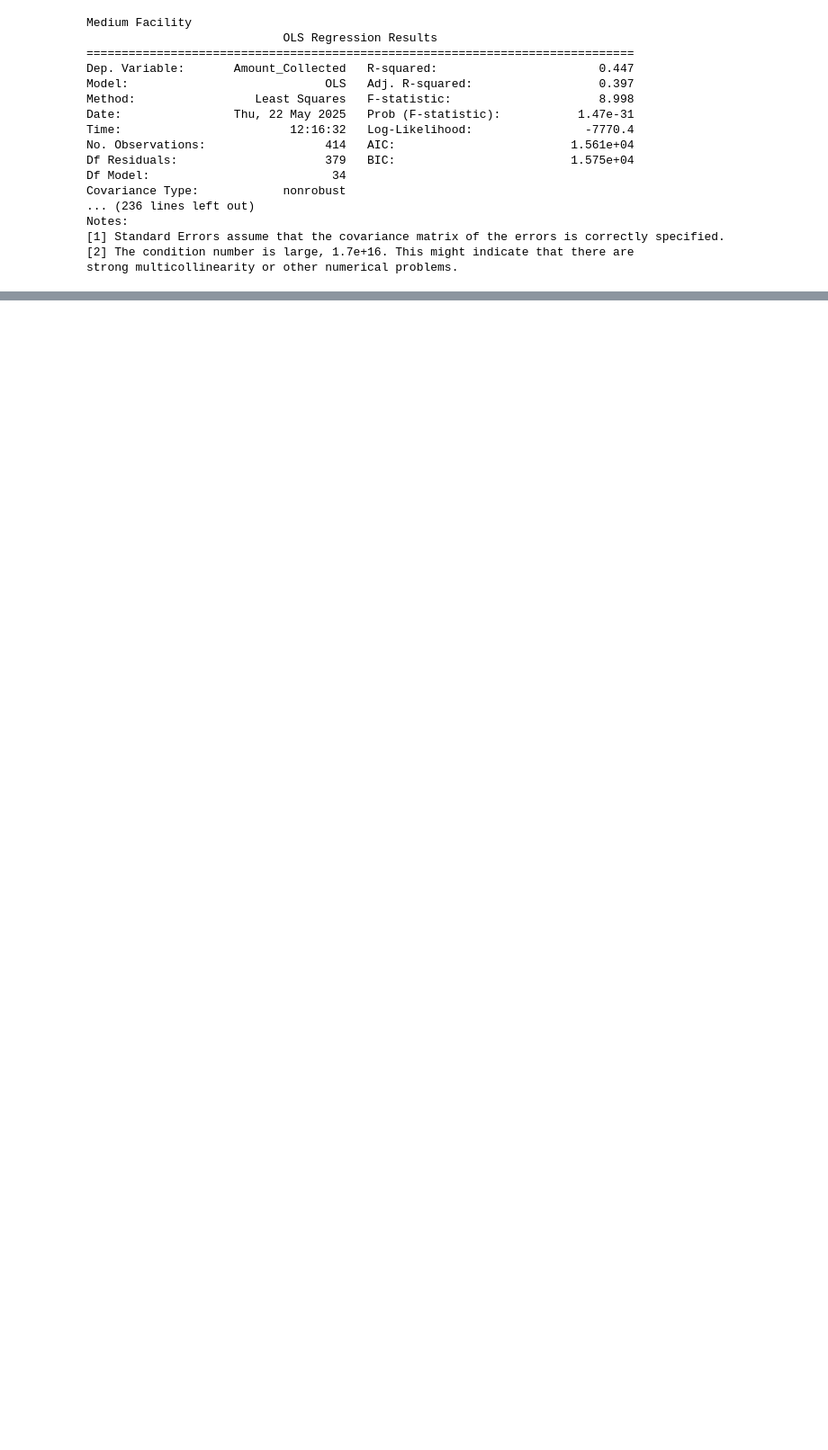
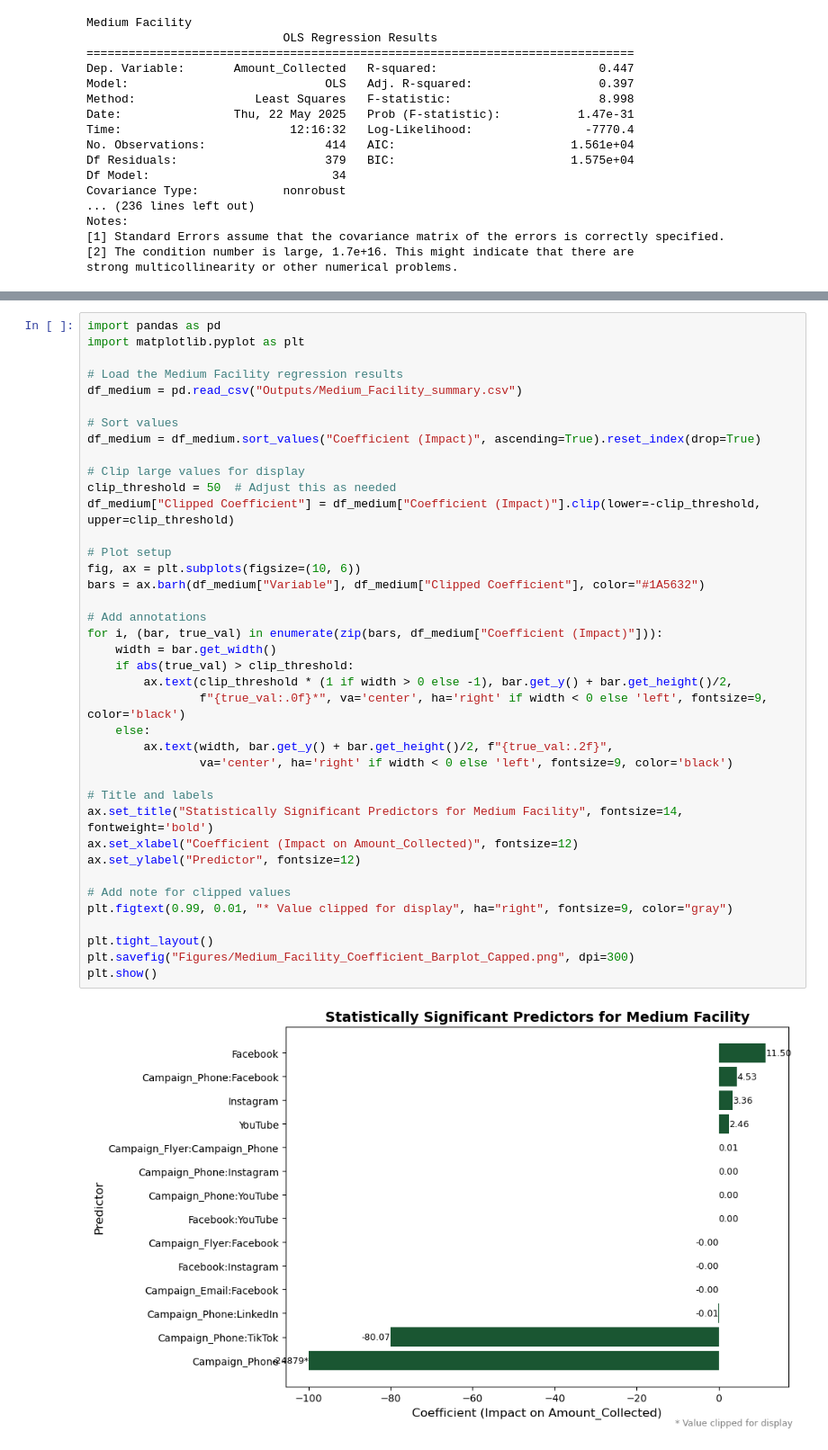
Before and after one commit to Asif-Rasool/MMM, a Jupyter notebook: main.ipynb, the cells around one changed output, grey strips where cells are left out. Shown at 90% size. Saved outputs shown, nothing was run; the diff lists cells and outputs as text; blank space fills up the shorter version.

```diff
--- a/main.ipynb
+++ b/main.ipynb
@@ -384,0 +607,41 @@ strong multicollinearity or other numerical problems.
+# %%
+import pandas as pd
+import matplotlib.pyplot as plt
+
+# Load the Medium Facility regression results
+df_medium = pd.read_csv("Outputs/Medium_Facility_summary.csv")
+
+# Sort values
+df_medium = df_medium.sort_values("Coefficient (Impact)", ascending=True).reset_index(drop=True)
+
+# Clip large values for display
+clip_threshold = 50  # Adjust this as needed
+df_medium["Clipped Coefficient"] = df_medium["Coefficient (Impact)"].clip(lower=-clip_threshold, upper=clip_threshold)
+
+# Plot setup
+fig, ax = plt.subplots(figsize=(10, 6))
+bars = ax.barh(df_medium["Variable"], df_medium["Clipped Coefficient"], color="#1A5632")
+
+# Add annotations
+for i, (bar, true_val) in enumerate(zip(bars, df_medium["Coefficient (Impact)"])):
+    width = bar.get_width()
+    if abs(true_val) > clip_threshold:
+        ax.text(clip_threshold * (1 if width > 0 else -1), bar.get_y() + bar.get_height()/2,
+                f"{true_val:.0f}*", va='center', ha='right' if width < 0 else 'left', fontsize=9, color='black')
+    else:
+        ax.text(width, bar.get_y() + bar.get_height()/2, f"{true_val:.2f}",
+                va='center', ha='right' if width < 0 else 'left', fontsize=9, color='black')
+
+# Title and labels
+ax.set_title("Statistically Significant Predictors for Medium Facility", fontsize=14, fontweight='bold')
+ax.set_xlabel("Coefficient (Impact on Amount_Collected)", fontsize=12)
+ax.set_ylabel("Predictor", fontsize=12)
+
+# Add note for clipped values
+plt.figtext(0.99, 0.01, "* Value clipped for display", ha="right", fontsize=9, color="gray")
+
+plt.tight_layout()
+plt.savefig("Figures/Medium_Facility_Coefficient_Barplot_Capped.png", dpi=300)
+plt.show()
+# %% [output]
+[figure, added]
```
Also changed, not shown: parts of 5 cells of this notebook, 20 other files.
